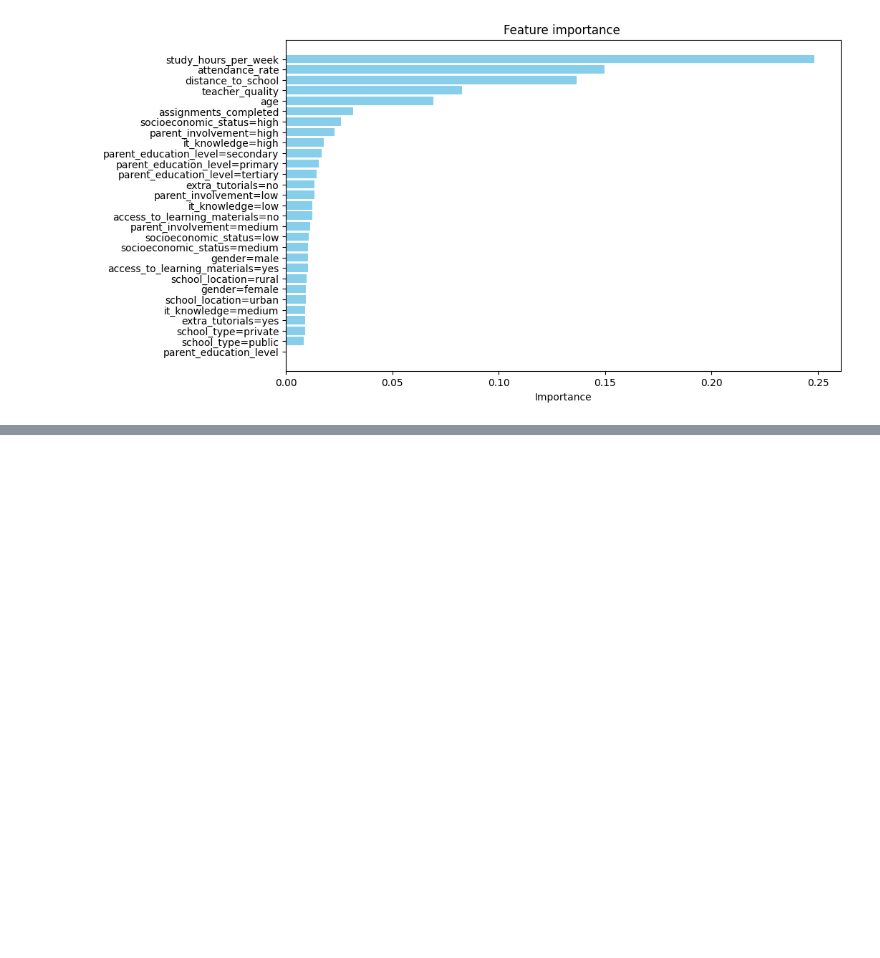
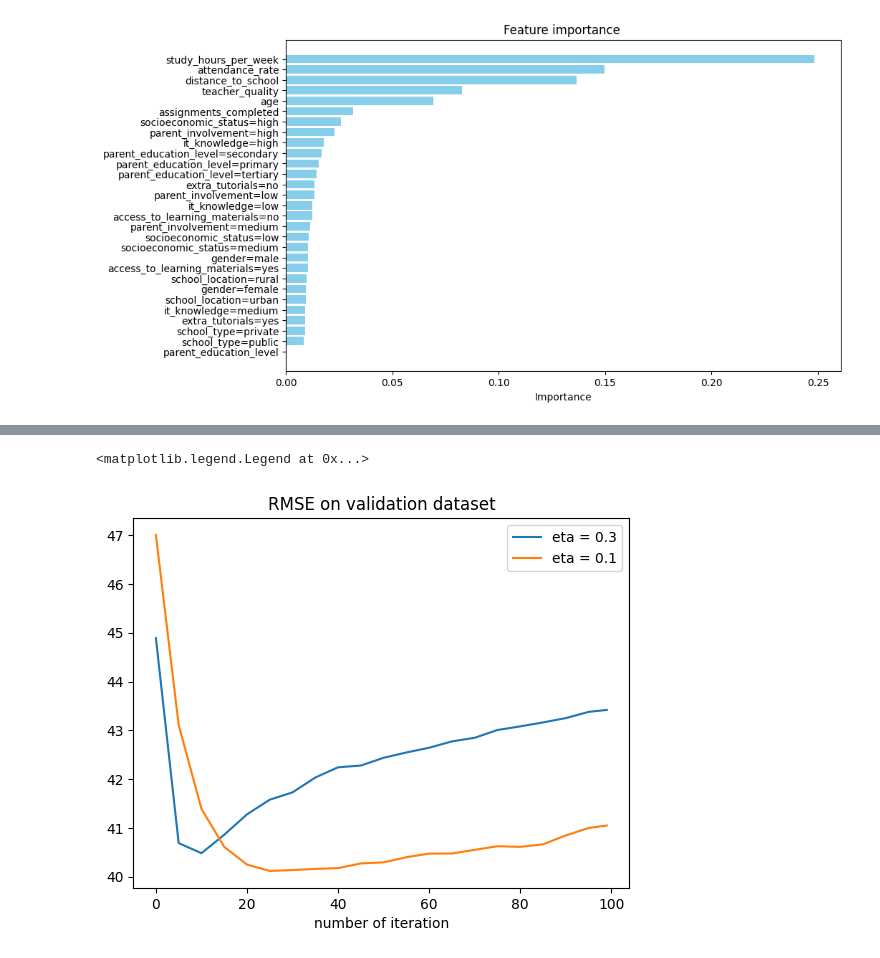
Before and after one commit to lucas-guillet/machine-learning-zoomcamp-homework, a Jupyter notebook: 06-trees/homework_6.ipynb, the cells around one changed output, grey strips where cells are left out. Saved outputs shown, nothing was run; the diff lists cells and outputs as text; code cells hidden in the pictures; blank space fills up the shorter version.

```diff
--- a/06-trees/homework_6.ipynb
+++ b/06-trees/homework_6.ipynb
@@ -335,0 +400,18 @@ plt.show()
+# %%
+def parse_xgb_output(output):
+    results = []
+
+    for line in output.stdout.strip().split('\n'):
+        it_line, train_line, val_line = line.split('\t')
+
+        it = int(it_line.strip('[]'))
+        train = float(train_line.split(':')[1])
+        val = float(val_line.split(':')[1])
+
+        results.append((it, train, val))
+
+    columns = ['num_iter', 'train_rmse', 'val_rmse']
+    df_results = pd.DataFrame(results, columns=columns)
+    return df_results
+# %%
+df_score_eta_0_3 = parse_xgb_output(output_eta_0_3)
@@ -335,0 +436,11 @@ plt.show()
+# %%
+df_score_eta_0_1 = parse_xgb_output(output_eta_0_1)
+# %%
+plt.plot(df_score_eta_0_3.num_iter, df_score_eta_0_3.val_rmse, label='eta = 0.3')
+plt.plot(df_score_eta_0_1.num_iter, df_score_eta_0_1.val_rmse, label='eta = 0.1')
+plt.xlabel("number of iteration")
+plt.title("RMSE on validation dataset")
+plt.legend()
+# %% [output]
+<matplotlib.legend.Legend at 0x...>
+[figure, added]
```
Also changed, not shown: parts of 8 cells of this notebook.
